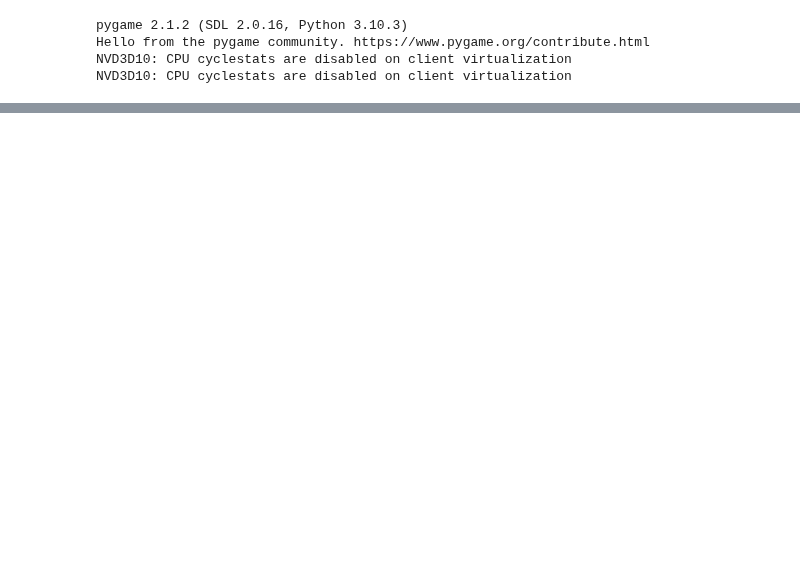
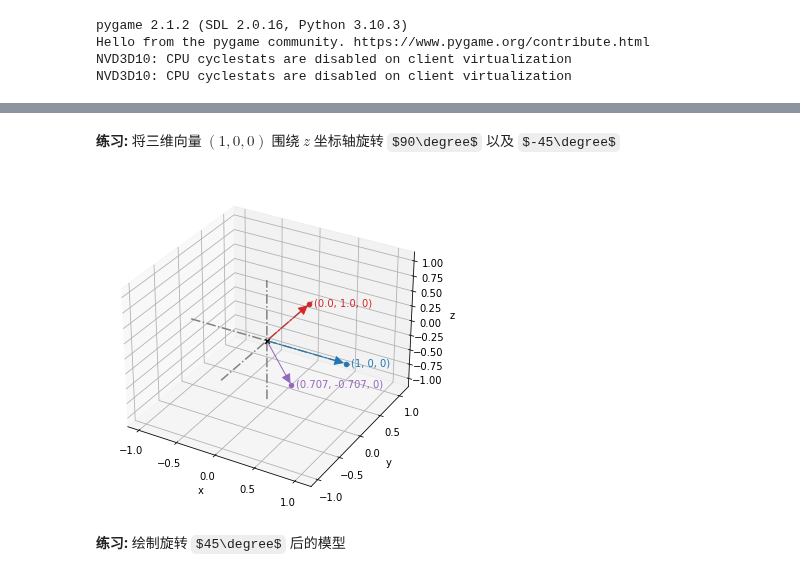
Before and after one commit to alvin-qh/study-python, a Jupyter notebook: math/notebooks/trans3d/transform3d.ipynb, the cells around one changed output, grey strips where cells are left out. Saved outputs shown, nothing was run; the diff lists cells and outputs as text; code cells hidden in the pictures; some formulas as TeX source; blank space fills up the shorter version.

Commit message:
[math] 3d demo, rotated model

```diff
--- a/math/notebooks/trans3d/transform3d.ipynb
+++ b/math/notebooks/trans3d/transform3d.ipynb
@@ -125,0 +113,43 @@ NVD3D10: CPU cyclestats are disabled on client virtualization
+# %%
+def rotate_z(angle: float, vector: Vector3D) -> Vector3D:
+    """
+    将三维向量围绕 `z` 轴进行旋转
+
+    Args:
+        angle (float): 旋转角度
+        vector (Vector3D): 要选择的三维向量
+
+    Returns:
+        Vector3D: 旋转角度后的三维向量
+    """
+    # 获取三维分量
+    x, y, z = vector
+    # z 轴不变, 旋转 x, y 坐标
+    new_x, new_y = rotate2d(angle, (x, y))
+    # 返回旋转后的坐标
+    return new_x, new_y, z
+# %% [markdown]
+**练习:** 将三维向量 $(1, 0, 0)$ 围绕 $z$ 坐标轴旋转 $90\degree$ 以及 $-45\degree$
+# %%
+# 定义三维变量
+v = (1, 0, 0)
+
+# 围绕 y 轴旋转向量
+# 旋转 90°
+v_new1 = rotate_z(pi / 2, v)
+# 旋转 45°
+v_new2 = rotate_z(-(pi / 4), v)
+
+# 绘制图形
+draw3d(
+    Points3D(v, color=Color.blue),
+    Arrow3D(v, color=Color.blue),
+    Points3D(v_new1, color=Color.red),
+    Arrow3D(v_new1, color=Color.red),
+    Points3D(v_new2, color=Color.purple),
+    Arrow3D(v_new2, color=Color.purple),
+)
+# %% [output]
+[figure, added]
+# %% [markdown]
+**练习:** 绘制旋转 $45\degree$ 后的模型
```
Also changed, not shown: parts of 19 cells of this notebook, 6 other files.
